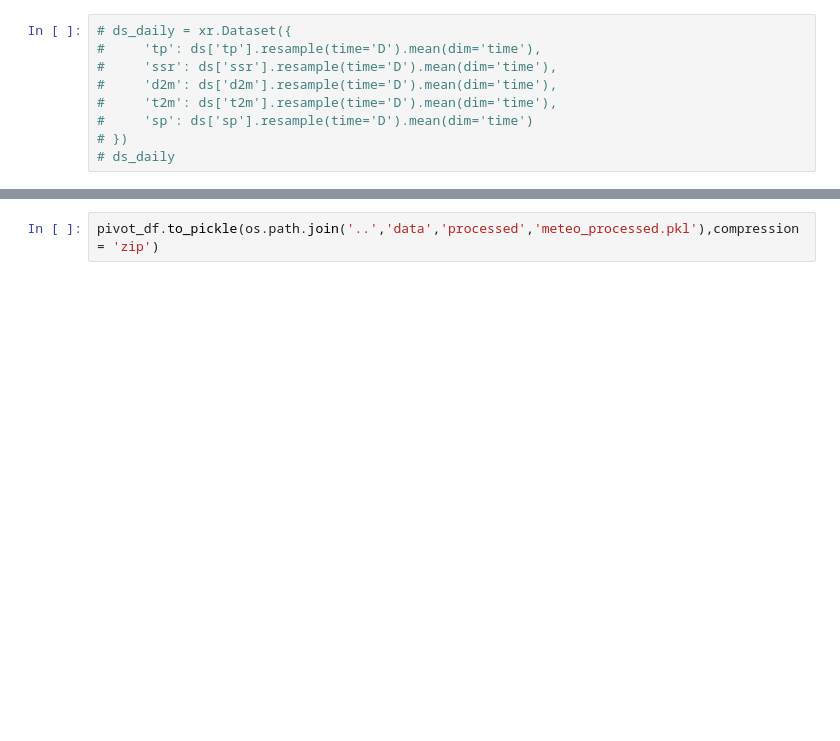
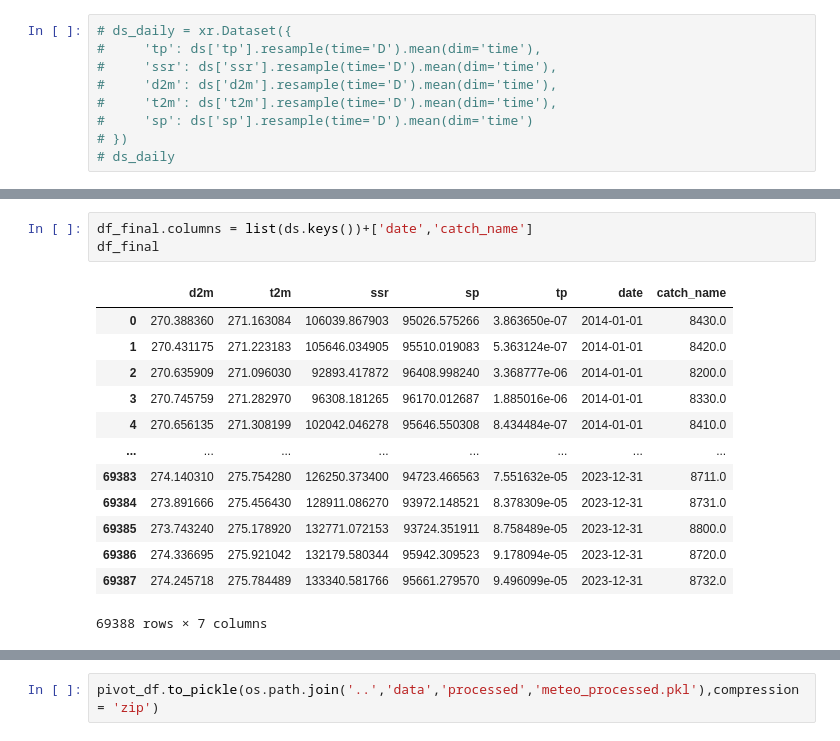
Before and after one commit to henrifnk/Seminar_ClimateNStatistics, a Jupyter notebook: work/07-hydroLSTM/notebooks/ERA5_testing.ipynb, the cells around one changed output, grey strips where cells are left out. Saved outputs shown, nothing was run; the diff lists cells and outputs as text; blank space fills up the shorter version.

```diff
--- a/work/07-hydroLSTM/notebooks/ERA5_testing.ipynb
+++ b/work/07-hydroLSTM/notebooks/ERA5_testing.ipynb
@@ -144,6 +167,23 @@ df_final.reset_index(drop = True,inplace = True)
 2023-12-29
 2023-12-30
 2023-12-31
+# %%
+df_final.columns = list(ds.keys())+['date','catch_name']
+df_final
+# %% [output]
+|  | d2m | t2m | ssr | sp | tp | date | catch_name |
+| 0 | 270.388360 | 271.163084 | 106039.867903 | 95026.575266 | 3.863650e-07 | 2014-01-01 | 8430.0 |
+| 1 | 270.431175 | 271.223183 | 105646.034905 | 95510.019083 | 5.363124e-07 | 2014-01-01 | 8420.0 |
+| 2 | 270.635909 | 271.096030 | 92893.417872 | 96408.998240 | 3.368777e-06 | 2014-01-01 | 8200.0 |
+| 3 | 270.745759 | 271.282970 | 96308.181265 | 96170.012687 | 1.885016e-06 | 2014-01-01 | 8330.0 |
+| 4 | 270.656135 | 271.308199 | 102042.046278 | 95646.550308 | 8.434484e-07 | 2014-01-01 | 8410.0 |
+| ... | ... | ... | ... | ... | ... | ... | ... |
+| 69383 | 274.140310 | 275.754280 | 126250.373400 | 94723.466563 | 7.551632e-05 | 2023-12-31 | 8711.0 |
+| 69384 | 273.891666 | 275.456430 | 128911.086270 | 93972.148521 | 8.378309e-05 | 2023-12-31 | 8731.0 |
+| 69385 | 273.743240 | 275.178920 | 132771.072153 | 93724.351911 | 8.758489e-05 | 2023-12-31 | 8800.0 |
+| 69386 | 274.336695 | 275.921042 | 132179.580344 | 95942.309523 | 9.178094e-05 | 2023-12-31 | 8720.0 |
+| 69387 | 274.245718 | 275.784489 | 133340.581766 | 95661.279570 | 9.496099e-05 | 2023-12-31 | 8732.0 |
+69388 rows × 7 columns
 # %%
 df_final['date'] = pd.to_datetime(df_final['date'])
 pivot_df = df_final.pivot_table(index='date', columns='catch_name')
```
Also changed, not shown: parts of 8 cells of this notebook, 3 other files.
